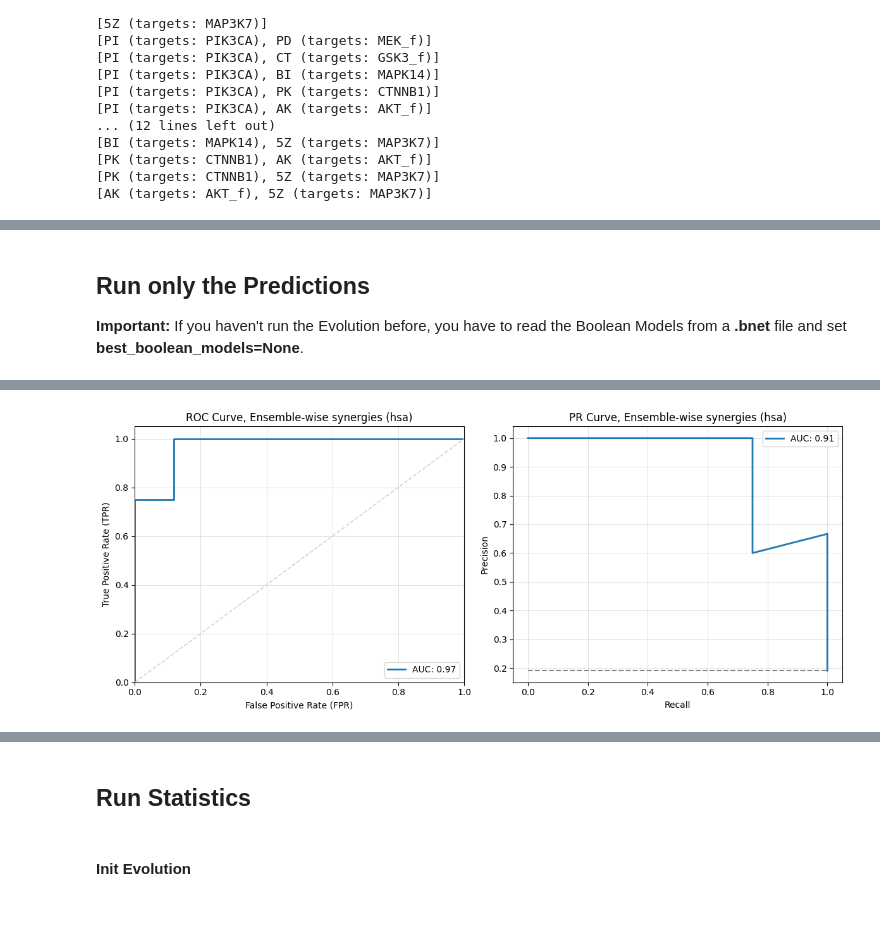
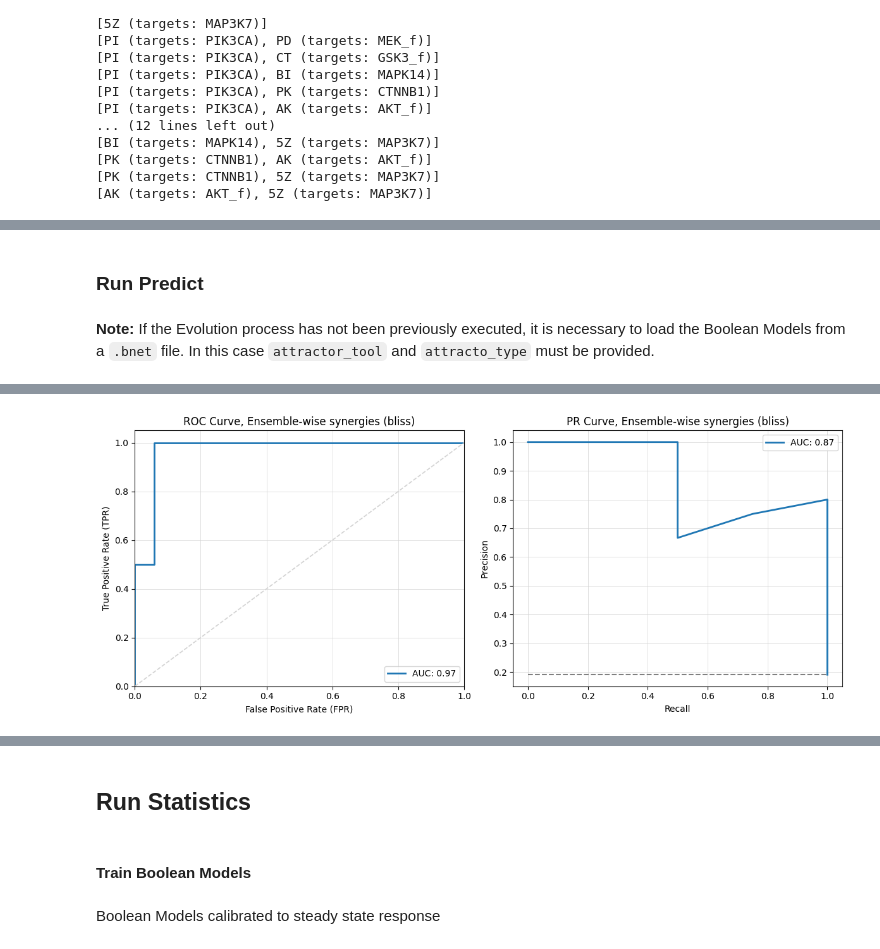
Before and after one commit to druglogics/pydruglogics, a Jupyter notebook: pydruglogics_tutorial.ipynb, the cells around one changed output, grey strips where cells are left out. Cells and saved outputs as stored; diff of their text form; code cells hidden in the pictures; blank space fills up the shorter version.

```diff
--- a/pydruglogics_tutorial.ipynb
+++ b/pydruglogics_tutorial.ipynb
@@ -72,5 +91,5 @@ The perturbation data is optional. If only the drug panel is given, all perturba
 # %%
- drug_panel_data = [
+ drug_data = [
         ['PI', 'PIK3CA', 'inhibits'],
         ['PD', 'MEK_f'],
         ['CT','GSK3_f'],
@@ -110,5 +131,5 @@ perturbation_data = [
         ['PK', '5Z'],
         ['AK', '5Z']]
 # %%
-perturbations = pt.Perturbation(drug_data=drug_panel_data, perturbation_data=perturbation_data)
+perturbations = pt.Perturbation(drug_data=drug_data, perturbation_data=perturbation_data)
 # %% [output]
@@ -348,14 +396,19 @@ executor.train(
 # %% [markdown]
-## Run only the Predictions
-**Important:** If you haven't run the Evolution before, you have to read the Boolean Models from a **.bnet** file and set **best_boolean_models=None**.
+### Run Predict
+# %% [markdown]
+**Note:** If the Evolution process has not been previously executed, it is necessary to load the Boolean Models from a `.bnet` file. In this case `attractor_tool` and `attracto_type` must be provided.
+# %%
+predict_params = {
+        'perturbations': perturbations,
+        'model_outputs': model_outputs,
+        'observed_synergy_scores': observed_synergy_scores,
+        'synergy_method': 'bliss',
+        'save_predictions': True,
+        'save_path': './predictions',
+        'model_directory': './pydruglogics/models/example_models',
+        'attractor_tool': 'mpbn',
+        'attractor_type':  'stable_states'
+    }
 # %%
-executor.predict(
-        perturbations=perturbations,
-        model_outputs=model_outputs,
-        observed_synergy_scores=observed_synergy_scores,
-        synergy_method='hsa',
-        best_boolean_models=None,
-        model_directory = './pydruglogics/models/models_2024_10_15_1330',
-        attractor_tool='biolqm_fixpoints'
-    )
+execute(predict_params=predict_params)
 # %% [output]
@@ -379 +432 @@ PD-PK    NA    NA    NA    NA    NA    NA    NA    NA    NA    NA    NA    NA
-[figure, old version]
+[figure, new version]
@@ -381,4 +435,4 @@ PD-PK    NA    NA    NA    NA    NA    NA    NA    NA    NA    NA    NA    NA
 # %% [markdown]
 ## Run Statistics
 # %% [markdown]
-#### Init Evolution
+#### Train Boolean Models
@@ -393 +439,3 @@ evolution_calibrated = ev.Evolution(
+# %% [markdown]
+Boolean Models calibrated to steady state response
 # %%
```
Also changed, not shown: parts of 64 cells of this notebook, 1 other file.
